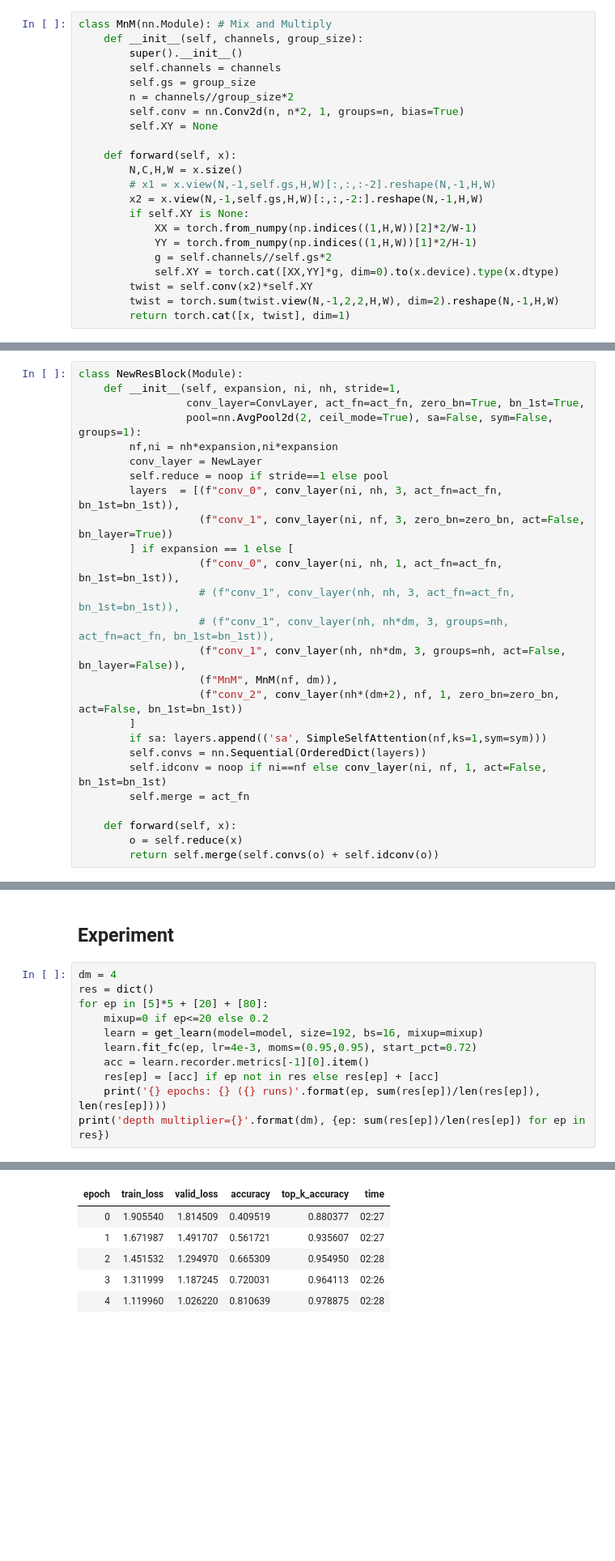
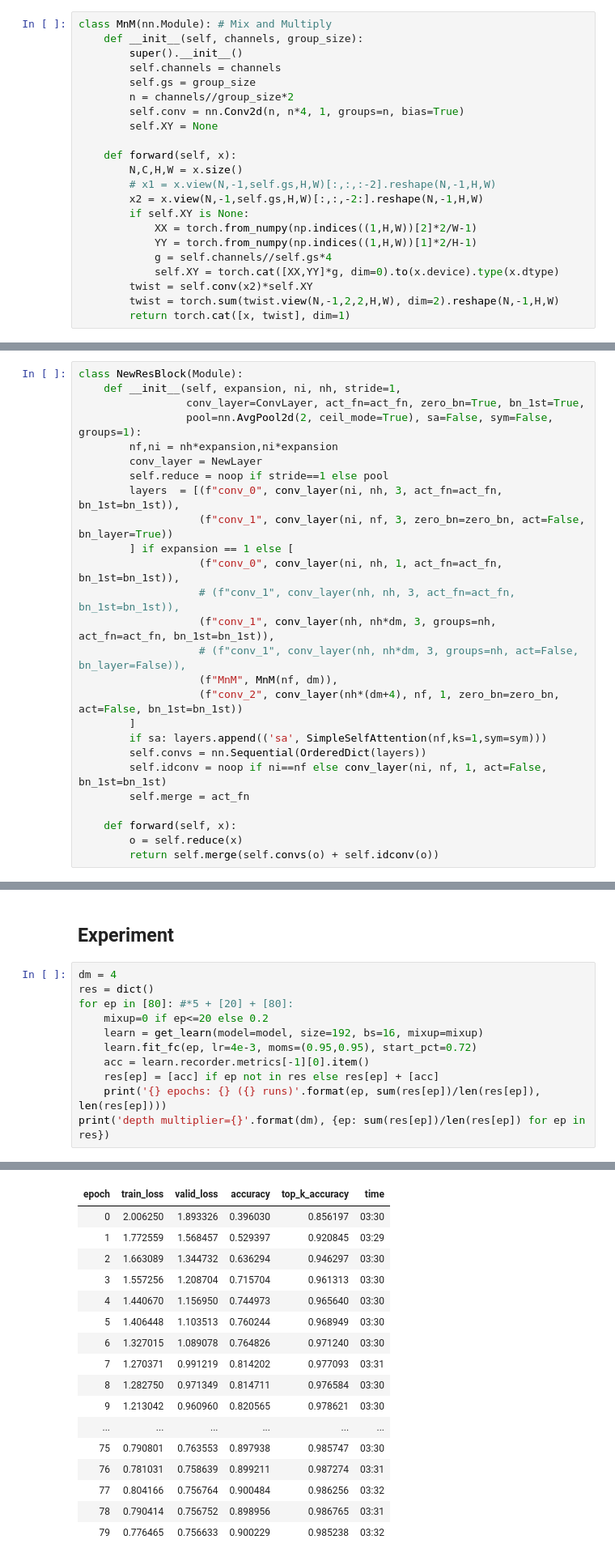
Before and after one commit to BoaEi/imagenette_experiments, a Jupyter notebook: ResNet_twist.ipynb, the cells around one changed output, grey strips where cells are left out. Shown at 81% size. Cells and saved outputs as stored; diff of their text form; blank space fills up the shorter version.

```diff
--- a/ResNet_twist.ipynb
+++ b/ResNet_twist.ipynb
@@ -54,7 +54,7 @@ class MnM(nn.Module): # Mix and Multiply
         self.channels = channels
         self.gs = group_size
         n = channels//group_size*2
-        self.conv = nn.Conv2d(n, n*2, 1, groups=n, bias=True)
+        self.conv = nn.Conv2d(n, n*4, 1, groups=n, bias=True)
         self.XY = None
 
     def forward(self, x):
@@ -64,7 +64,7 @@ class MnM(nn.Module): # Mix and Multiply
         if self.XY is None:
             XX = torch.from_numpy(np.indices((1,H,W))[2]*2/W-1)
             YY = torch.from_numpy(np.indices((1,H,W))[1]*2/H-1)
-            g = self.channels//self.gs*2
+            g = self.channels//self.gs*4
             self.XY = torch.cat([XX,YY]*g, dim=0).to(x.device).type(x.dtype)
         twist = self.conv(x2)*self.XY
         twist = torch.sum(twist.view(N,-1,2,2,H,W), dim=2).reshape(N,-1,H,W)
@@ -107,10 +107,10 @@ class NewResBlock(Module):
         ] if expansion == 1 else [
                    (f"conv_0", conv_layer(ni, nh, 1, act_fn=act_fn, bn_1st=bn_1st)),
                    # (f"conv_1", conv_layer(nh, nh, 3, act_fn=act_fn, bn_1st=bn_1st)),
-                   # (f"conv_1", conv_layer(nh, nh*dm, 3, groups=nh, act_fn=act_fn, bn_1st=bn_1st)),
-                   (f"conv_1", conv_layer(nh, nh*dm, 3, groups=nh, act=False, bn_layer=False)),
+                   (f"conv_1", conv_layer(nh, nh*dm, 3, groups=nh, act_fn=act_fn, bn_1st=bn_1st)),
+                   # (f"conv_1", conv_layer(nh, nh*dm, 3, groups=nh, act=False, bn_layer=False)),
                    (f"MnM", MnM(nf, dm)),
-                   (f"conv_2", conv_layer(nh*(dm+2), nf, 1, zero_bn=zero_bn, act=False, bn_1st=bn_1st))
+                   (f"conv_2", conv_layer(nh*(dm+4), nf, 1, zero_bn=zero_bn, act=False, bn_1st=bn_1st))
         ]
         if sa: layers.append(('sa', SimpleSelfAttention(nf,ks=1,sym=sym)))
         self.convs = nn.Sequential(OrderedDict(layers))
@@ -136,20 +136,31 @@ model.sa = True
 # %%
 dm = 4
 res = dict()
-for ep in [5]*5 + [20] + [80]:
+for ep in [80]: #*5 + [20] + [80]:
     mixup=0 if ep<=20 else 0.2
     learn = get_learn(model=model, size=192, bs=16, mixup=mixup)
     learn.fit_fc(ep, lr=4e-3, moms=(0.95,0.95), start_pct=0.72)
     acc = learn.recorder.metrics[-1][0].item()
     res[ep] = [acc] if ep not in res else res[ep] + [acc]
     print('{} epochs: {} ({} runs)'.format(ep, sum(res[ep])/len(res[ep]), len(res[ep])))
 print('depth multiplier={}'.format(dm), {ep: sum(res[ep])/len(res[ep]) for ep in res})
 # %% [output]
 data path   /root/.fastai/data/imagewoof2
 Learn path /root/.fastai/data/imagewoof2
 | epoch | train_loss | valid_loss | accuracy | top_k_accuracy | time |
-| 0 | 1.905540 | 1.814509 | 0.409519 | 0.880377 | 02:27 |
-| 1 | 1.671987 | 1.491707 | 0.561721 | 0.935607 | 02:27 |
-| 2 | 1.451532 | 1.294970 | 0.665309 | 0.954950 | 02:28 |
-| 3 | 1.311999 | 1.187245 | 0.720031 | 0.964113 | 02:26 |
-| 4 | 1.119960 | 1.026220 | 0.810639 | 0.978875 | 02:28 |
+| 0 | 2.006250 | 1.893326 | 0.396030 | 0.856197 | 03:30 |
+| 1 | 1.772559 | 1.568457 | 0.529397 | 0.920845 | 03:29 |
+| 2 | 1.663089 | 1.344732 | 0.636294 | 0.946297 | 03:30 |
+| 3 | 1.557256 | 1.208704 | 0.715704 | 0.961313 | 03:30 |
+| 4 | 1.440670 | 1.156950 | 0.744973 | 0.965640 | 03:30 |
+| 5 | 1.406448 | 1.103513 | 0.760244 | 0.968949 | 03:30 |
+| 6 | 1.327015 | 1.089078 | 0.764826 | 0.971240 | 03:30 |
+| 7 | 1.270371 | 0.991219 | 0.814202 | 0.977093 | 03:31 |
+| 8 | 1.282750 | 0.971349 | 0.814711 | 0.976584 | 03:30 |
+| 9 | 1.213042 | 0.960960 | 0.820565 | 0.978621 | 03:30 |
+| ... | ... | ... | ... | ... | ... |
+| 75 | 0.790801 | 0.763553 | 0.897938 | 0.985747 | 03:30 |
+| 76 | 0.781031 | 0.758639 | 0.899211 | 0.987274 | 03:31 |
+| 77 | 0.804166 | 0.756764 | 0.900484 | 0.986256 | 03:32 |
+| 78 | 0.790414 | 0.756752 | 0.898956 | 0.986765 | 03:31 |
+| 79 | 0.776465 | 0.756633 | 0.900229 | 0.985238 | 03:32 |
```
Also changed, not shown: parts of 3 cells of this notebook.
